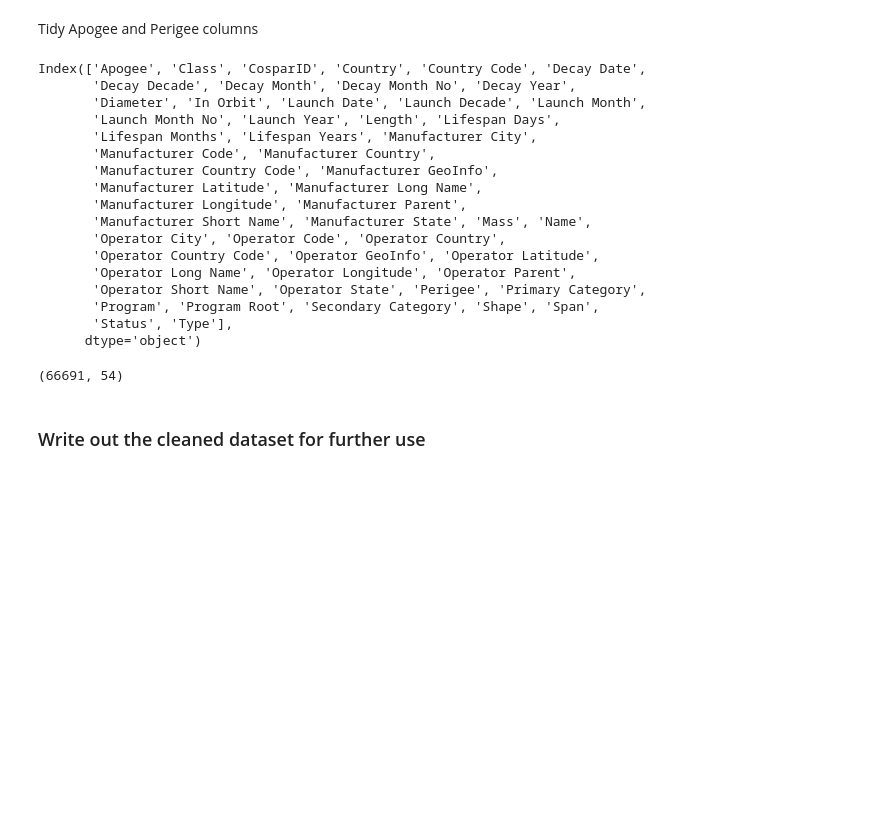
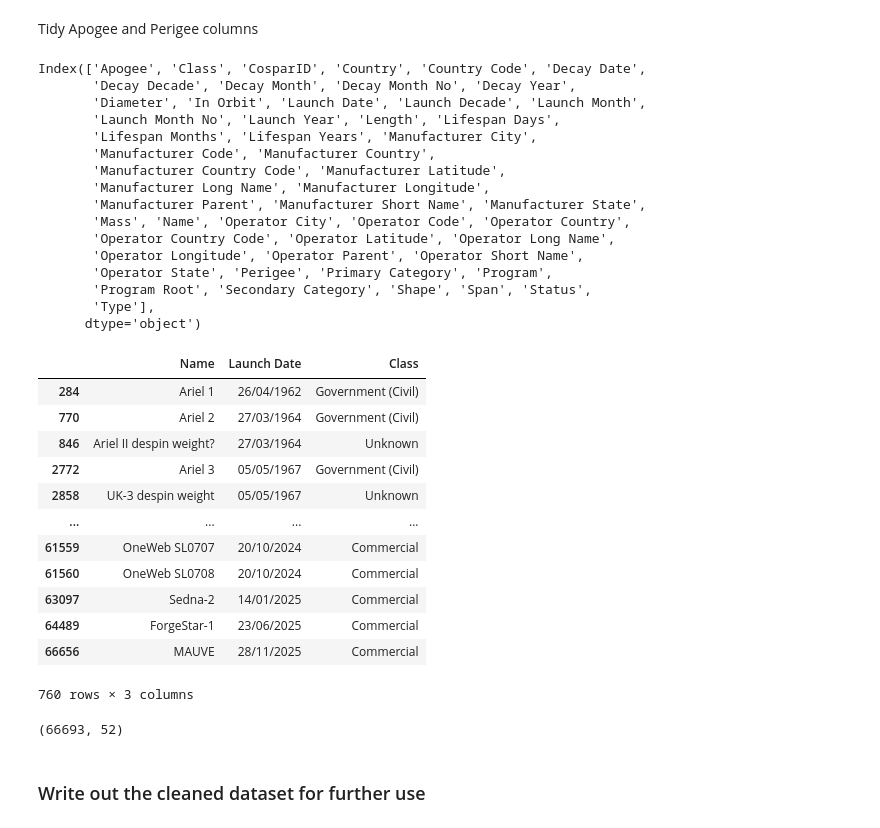
Before and after one commit to daemonchild/cardiffmet-dat5001-visualisation-of-data, a Jupyter notebook: assessment/python/1-dat5001-st20285213-tomrowan-pres1-dataset-cleaning.ipynb, the cells around one changed output. Drawn from its saved outputs; the diff is of its cells as text; code cells hidden in the pictures; blank space fills up the shorter version.

```diff
--- a/assessment/python/1-dat5001-st20285213-tomrowan-pres1-dataset-cleaning.ipynb
+++ b/assessment/python/1-dat5001-st20285213-tomrowan-pres1-dataset-cleaning.ipynb
@@ -309,10 +312,12 @@ if do_lat_lon_lookup and online:
     odf['GeoInfo'] = odf.apply(lambda row: get_location_info(row['Latitude'], row['Longitude']), axis=1)
 
     odf[['City', 'State', 'Country', 'Country Code']] = odf['GeoInfo'].str.split('|', expand=True)
-    odf.drop(columns=['GeoInfo'])
+    odf.drop(columns=['GeoInfo'], axis=1, inplace=True)
     odf.to_csv('../../datasets/odf-complete-version.csv', index=False)
 else:
     print_output ('[CITY/STATE/COUNTRY DATA]','Loading from saved version',colour='green', delim='')
     odf = pd.read_csv('../../datasets/odf-complete-version.csv')
+    #odf.drop(columns=['GeoInfo'], axis=1, inplace=True)
+    #odf.to_csv('../../datasets/odf-complete-version.csv', index=False)
 # %% [output]
 [CITY/STATE/COUNTRY DATA] Loading from saved version
@@ -792,12 +800,19 @@ def alpha2_to_alpha3(code):
     except:
         return None
 
-# Apply conversion to your State column
+# Apply conversion to State column
 sdf['Country Code'] = sdf['State'].apply(alpha2_to_alpha3)
 sdf['Country'] = sdf['Country Code'].apply(lambda x: pycountry.countries.get(alpha_3=x).name if x else None)
 
+# Operator and Manufacturer Codes
+sdf['Operator Country Code 3'] = sdf['Operator Country Code'].apply(alpha2_to_alpha3)
+sdf['Manufacturer Country Code 3'] = sdf['Manufacturer Country Code'].apply(alpha2_to_alpha3)
+
+
+
 # Drop State Column
-sdf.drop(columns='State', axis=1, inplace=True)
+sdf.drop(columns=['State', 'Operator Country Code', 'Manufacturer Country Code'], axis=1, inplace=True)
+sdf.rename(columns={'Operator Country Code 3': 'Operator Country Code', 'Manufacturer Country Code 3': 'Manufacturer Country Code'}, inplace=True)
 # %%
 # Create a combined "Program Root" field
 #sdf["Program Root"] = sdf["Program"].str.split().str[0]
@@ -824,21 +839,36 @@ Index(['Apogee', 'Class', 'CosparID', 'Country', 'Country Code', 'Decay Date',
        'Launch Month No', 'Launch Year', 'Length', 'Lifespan Days',
        'Lifespan Months', 'Lifespan Years', 'Manufacturer City',
        'Manufacturer Code', 'Manufacturer Country',
-       'Manufacturer Country Code', 'Manufacturer GeoInfo',
-       'Manufacturer Latitude', 'Manufacturer Long Name',
-       'Manufacturer Longitude', 'Manufacturer Parent',
-       'Manufacturer Short Name', 'Manufacturer State', 'Mass', 'Name',
-       'Operator City', 'Operator Code', 'Operator Country',
-       'Operator Country Code', 'Operator GeoInfo', 'Operator Latitude',
-       'Operator Long Name', 'Operator Longitude', 'Operator Parent',
-       'Operator Short Name', 'Operator State', 'Perigee', 'Primary Category',
-       'Program', 'Program Root', 'Secondary Category', 'Shape', 'Span',
-       'Status', 'Type'],
+       'Manufacturer Country Code', 'Manufacturer Latitude',
+       'Manufacturer Long Name', 'Manufacturer Longitude',
+       'Manufacturer Parent', 'Manufacturer Short Name', 'Manufacturer State',
+       'Mass', 'Name', 'Operator City', 'Operator Code', 'Operator Country',
+       'Operator Country Code', 'Operator Latitude', 'Operator Long Name',
+       'Operator Longitude', 'Operator Parent', 'Operator Short Name',
+       'Operator State', 'Perigee', 'Primary Category', 'Program',
+       'Program Root', 'Secondary Category', 'Shape', 'Span', 'Status',
+       'Type'],
       dtype='object')
+# %%
+sdf[sdf['Operator Country'] == 'United Kingdom'][['Name', 'Launch Date','Class']]
+# %% [output]
+|  | Name | Launch Date | Class |
+| 284 | Ariel 1 | 26/04/1962 | Government (Civil) |
+| 770 | Ariel 2 | 27/03/1964 | Government (Civil) |
+| 846 | Ariel II despin weight? | 27/03/1964 | Unknown |
+| 2772 | Ariel 3 | 05/05/1967 | Government (Civil) |
+| 2858 | UK-3 despin weight | 05/05/1967 | Unknown |
+| ... | ... | ... | ... |
+| 61559 | OneWeb SL0707 | 20/10/2024 | Commercial |
+| 61560 | OneWeb SL0708 | 20/10/2024 | Commercial |
+| 63097 | Sedna-2 | 14/01/2025 | Commercial |
+| 64489 | ForgeStar-1 | 23/06/2025 | Commercial |
+| 66656 | MAUVE | 28/11/2025 | Commercial |
+760 rows × 3 columns
 # %%
 sdf.shape
 # %% [output]
-(66691, 54)
+(66693, 52)
 # %% [markdown]
 ### Write out the cleaned dataset for further use
 # %%
```
Also changed, not shown: parts of 14 cells of this notebook, 18 other files.
